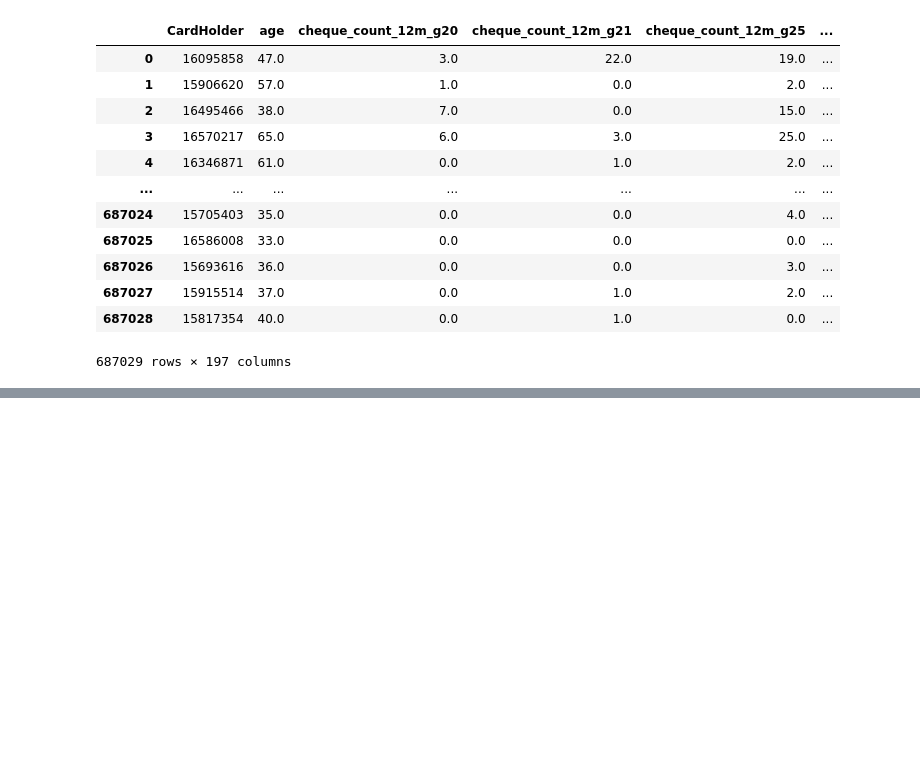
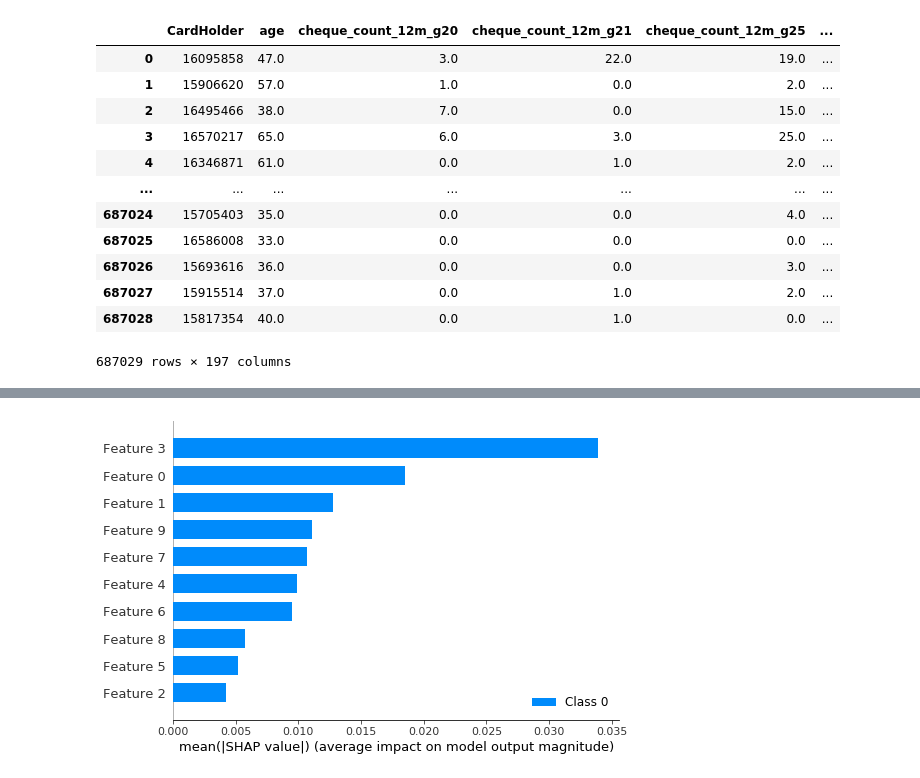
Before and after one commit to DKozl50/pluh_sms, a Jupyter notebook: notebooks/research.ipynb, the cells around one changed output, grey strips where cells are left out. Saved outputs shown, nothing was run; the diff lists cells and outputs as text; code cells hidden in the pictures; blank space fills up the shorter version.

```diff
--- a/notebooks/research.ipynb
+++ b/notebooks/research.ipynb
@@ -416,0 +441,4 @@ data
+# %%
+feats = pd.Series(data=model.control_model.feature_importances_, index=cols)
+feats.sort_values(ascending=False, inplace=True)
+feats.head(15)
@@ -416,0 +464,2 @@ data
+# %%
+data1 = data.copy()
@@ -416,0 +496,3 @@ data
+# %%
+model = StupidModel(params)
+score, model = validate_on_holdout(data2, model)
@@ -416,0 +556,2 @@ data
+# %%
+data = data1[list(feats[feats != 0].index) + ['group', 'response_att']]
@@ -416,0 +598,11 @@ data
+# %%
+import shap
+
+X_train_summary = shap.kmeans(data[:100].drop(['group', 'response_att'], axis=1).values, 10)
+ex = shap.KernelExplainer(model.predict, X_train_summary)
+
+shap_values = ex.shap_values(data[100:110].drop(['group', 'response_att'], axis=1).values)
+shap.summary_plot(shap_values, data[100:110].drop(['group', 'response_att'], axis=1).values)
+shap.initjs()
+# %% [output]
+[figure, added]
```
Also changed, not shown: parts of 51 cells of this notebook, 1 other file.
